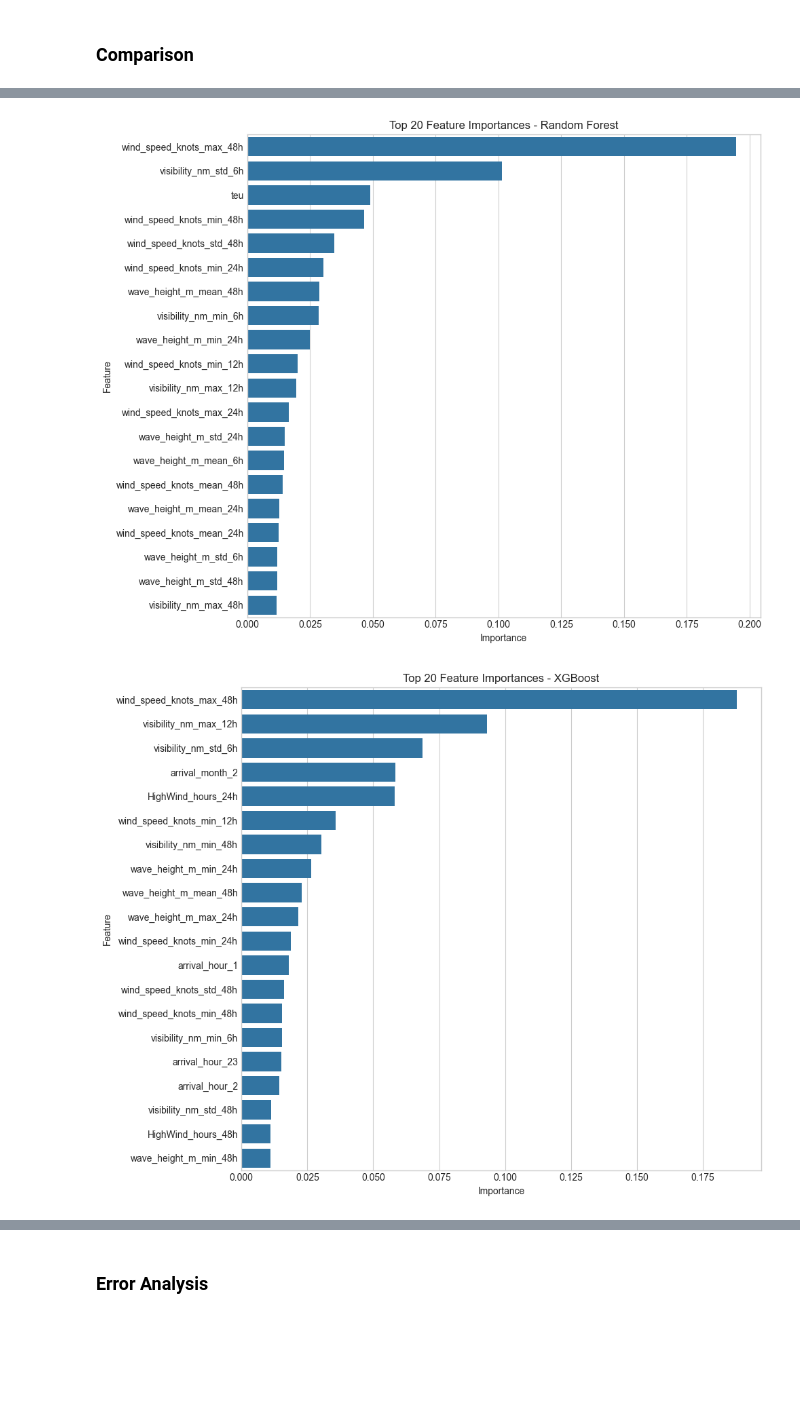
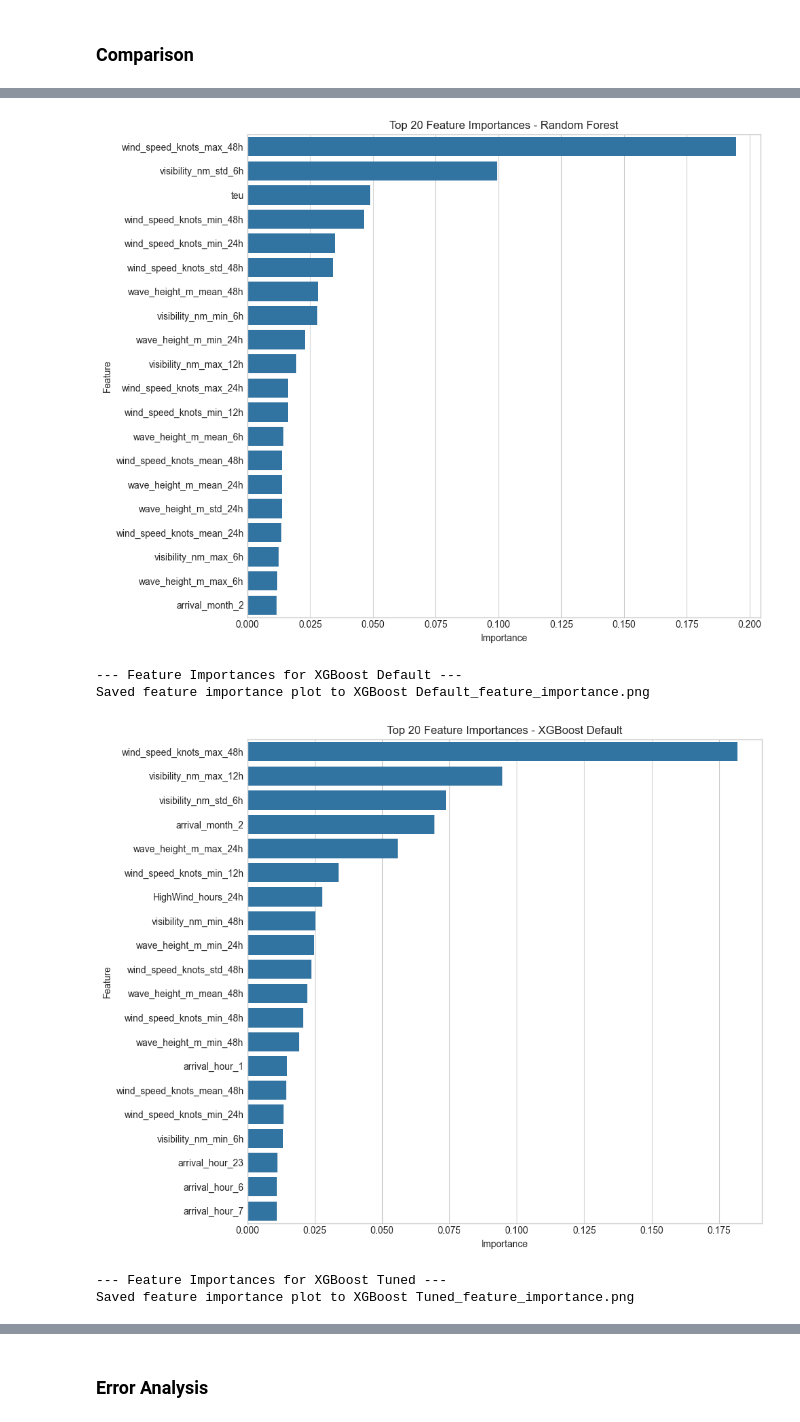
Before and after one commit to MatricalDefunkt/pbl2-ship-delay, a Jupyter notebook: train_models.ipynb, the cells around one changed output, grey strips where cells are left out. Saved outputs shown, nothing was run; the diff lists cells and outputs as text; code cells hidden in the pictures; blank space fills up the shorter version.

```diff
--- a/train_models.ipynb
+++ b/train_models.ipynb
@@ -542,0 +567,14 @@ Weather feature extraction took 4.93 seconds.
+# %%
+# Create hourly time grid for state calculation
+# Determine the time range needed for state calculation
+# Go from the earliest prediction time to the latest arrival time
+min_state_time = ops_df['T_predict'].min()
+max_state_time = ops_df['arrival_timestamp'].max() # Or ops_df['departure_time'].max() if available and non-NaN
+
+# Create an hourly time grid
+# Ensure the grid starts slightly before the first T_predict if possible
+time_grid = pd.date_range(start=min_state_time.floor('H'), # Start at beginning of hour
+                          end=max_state_time.ceil('H'),   # End at end of hour
+                          freq='H') # Hourly frequency
+
+print(f"Created hourly time grid from {time_grid.min()} to {time_grid.max()} ({len(time_grid)} points).")
@@ -568,8 +752,7 @@ Dropped 0 rows due to missing features/target.
 # --- Define Features (X) and Target (y) ---
 categorical_features = ['type', 'arrival_hour', 'arrival_dayofweek', 'arrival_month']
 # Ensure all numerical features are included
-numerical_features = ['teu'] + list(weather_feature_list.columns)
-
+numerical_features = ['teu'] + list(weather_feature_list.columns) + list(matched_states.columns)
 # Remove constant columns if any (e.g., if a state never occurred)
 for col in numerical_features[:]: # Iterate over a copy
     if col in model_data.columns and model_data[col].nunique() <= 1:
@@ -676,7 +852,7 @@ def train_and_evaluate_model(model_name, model, X_train, y_train, X_test, y_test
     y_pred = pipeline.predict(X_test)
 
     # Ensure predictions are non-negative (delay cannot be negative)
-    # y_pred = np.maximum(0, y_pred)
+    y_pred = np.maximum(0, y_pred)
 
     # Evaluate
     mse = mean_squared_error(y_test, y_pred)
@@ -697,5 +926,13 @@ def train_and_evaluate_model(model_name, model, X_train, y_train, X_test, y_test
 # %% [markdown]
 ### Running
+# %%
+# --- Define Models ---
+models = {
+    "Linear Regression": LinearRegression(),
+    "Random Forest": RandomForestRegressor(n_estimators=100, random_state=42, n_jobs=-1),
+    "XGBoost Default": XGBRegressor(n_estimators=100, random_state=42, n_jobs=-1, objective='reg:squarederror'), # Renamed for clarity
+    "XGBoost Tuned": best_xgb_model_tuned
+}
 # %%
 # --- Train, Predict, and Evaluate Models ---
 results = {}
@@ -732,7 +969,7 @@ results_df = results_df.sort_values(by='RMSE', ascending=True) # Sort by RMSE (l
 print(results_df)
 
 # --- Optional: Feature Importance (for tree-based models) ---
-for name in ["Random Forest", "XGBoost"]:
+for name in ["Random Forest", "XGBoost Default", "XGBoost Tuned"]:
     if name in trained_pipelines:
         print(f"\n--- Feature Importances for {name} ---")
         try:
@@ -758,9 +995,9 @@ for name in ["Random Forest", "XGBoost"]:
             sns.barplot(x='Importance', y='Feature', data=feature_importance_df)
             plt.title(f'Top 20 Feature Importances - {name}')
             plt.tight_layout()
-            plt.savefig(f"{name}_feature_importance.png") # Save the plot
+            # plt.savefig(f"{name}_feature_importance.png") # Save the plot
             print(f"Saved feature importance plot to {name}_feature_importance.png")
-            # plt.show() # Uncomment to display plots directly
+            plt.show() # Uncomment to display plots directly
 
         except AttributeError:
             print(f"Could not retrieve feature importances for {name}.")
@@ -781,2 +1016,6 @@ Saved feature importance plot to XGBoost_feature_importance.png
-[figure, old version]
+[figure, new version]
+--- Feature Importances for XGBoost Default ---
+Saved feature importance plot to XGBoost Default_feature_importance.png
-[figure, old version]
+[figure, new version]
+--- Feature Importances for XGBoost Tuned ---
+Saved feature importance plot to XGBoost Tuned_feature_importance.png
```
Also changed, not shown: parts of 19 cells of this notebook, 7 other files.
